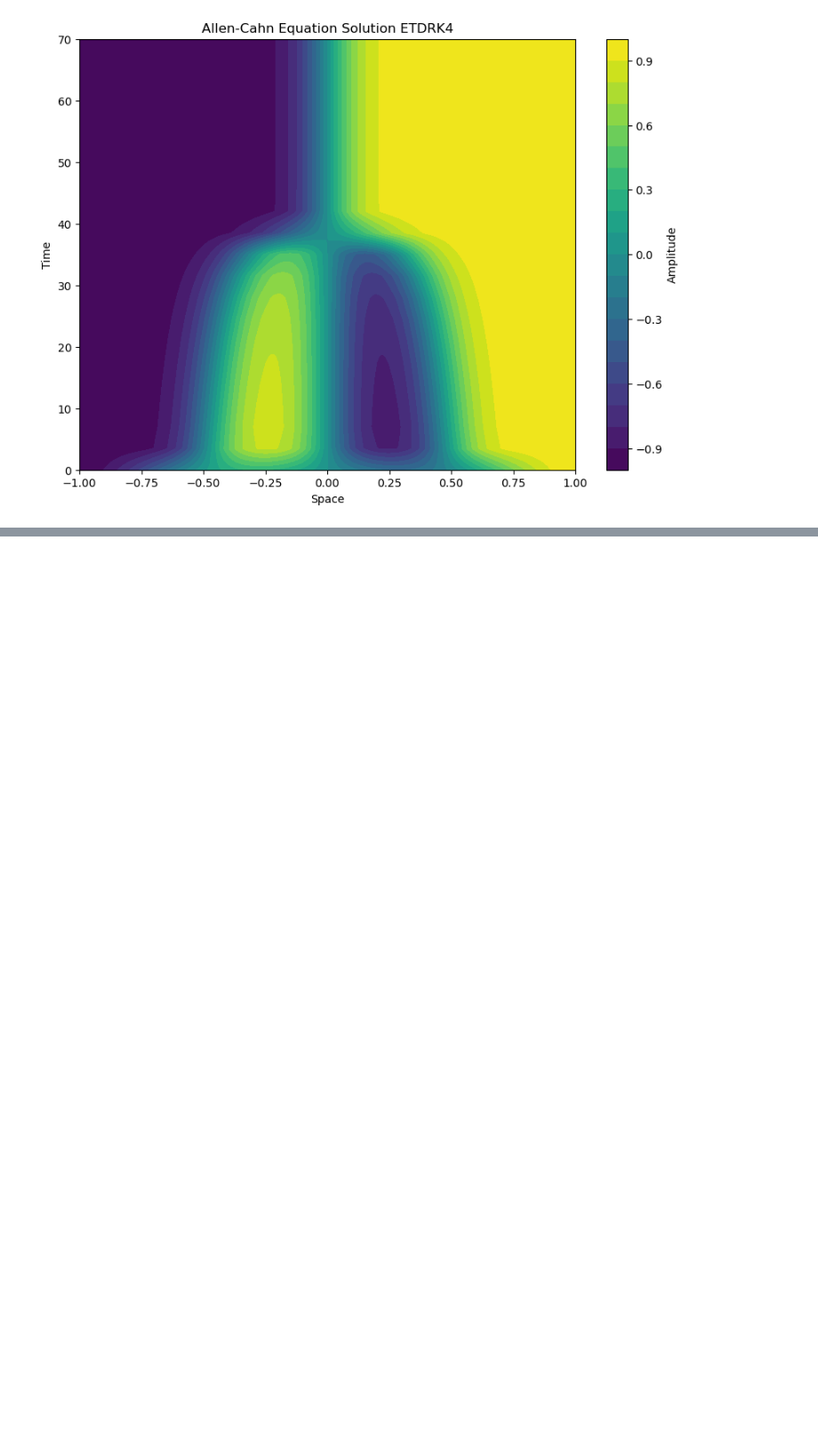
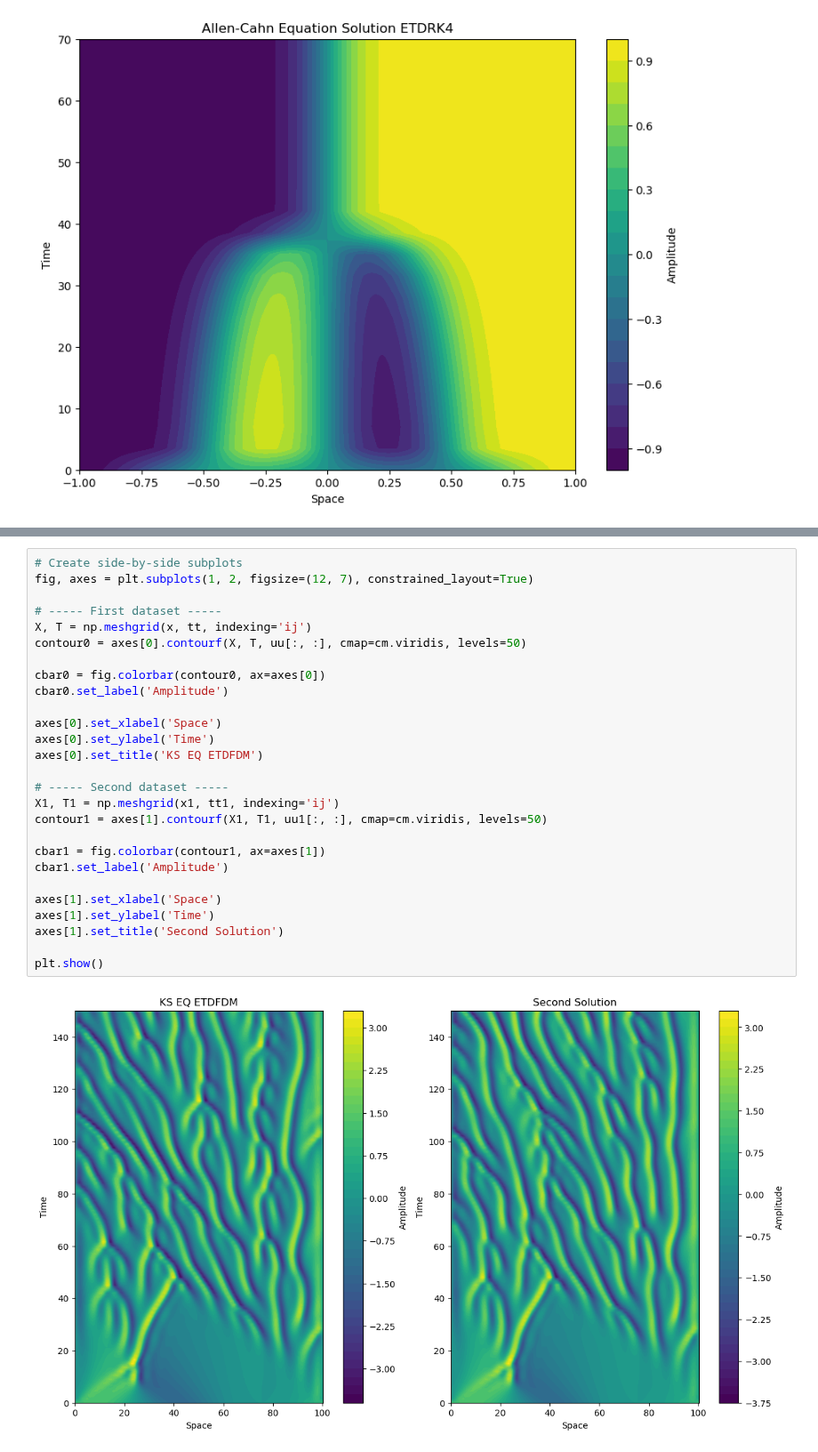
Before and after one commit to Gaffeyh/Research_Project, a Jupyter notebook: ETD_FDM/ETD_FDM.ipynb, the cells around one changed output, grey strips where cells are left out. Shown at 89% size. Cells and saved outputs as stored; diff of their text form; blank space fills up the shorter version.

```diff
--- a/ETD_FDM/ETD_FDM.ipynb
+++ b/ETD_FDM/ETD_FDM.ipynb
@@ -152,0 +274,29 @@ plt.show()
+# %%
+# Create side-by-side subplots
+fig, axes = plt.subplots(1, 2, figsize=(12, 7), constrained_layout=True)
+
+# ----- First dataset -----
+X, T = np.meshgrid(x, tt, indexing='ij')
+contour0 = axes[0].contourf(X, T, uu[:, :], cmap=cm.viridis, levels=50)
+
+cbar0 = fig.colorbar(contour0, ax=axes[0])
+cbar0.set_label('Amplitude')
+
+axes[0].set_xlabel('Space')
+axes[0].set_ylabel('Time')
+axes[0].set_title('KS EQ ETDFDM')
+
+# ----- Second dataset -----
+X1, T1 = np.meshgrid(x1, tt1, indexing='ij')
+contour1 = axes[1].contourf(X1, T1, uu1[:, :], cmap=cm.viridis, levels=50)
+
+cbar1 = fig.colorbar(contour1, ax=axes[1])
+cbar1.set_label('Amplitude')
+
+axes[1].set_xlabel('Space')
+axes[1].set_ylabel('Time')
+axes[1].set_title('Second Solution')
+
+plt.show()
+# %% [output]
+[figure, added]
```
Also changed, not shown: parts of 17 cells of this notebook, 1 other file.
